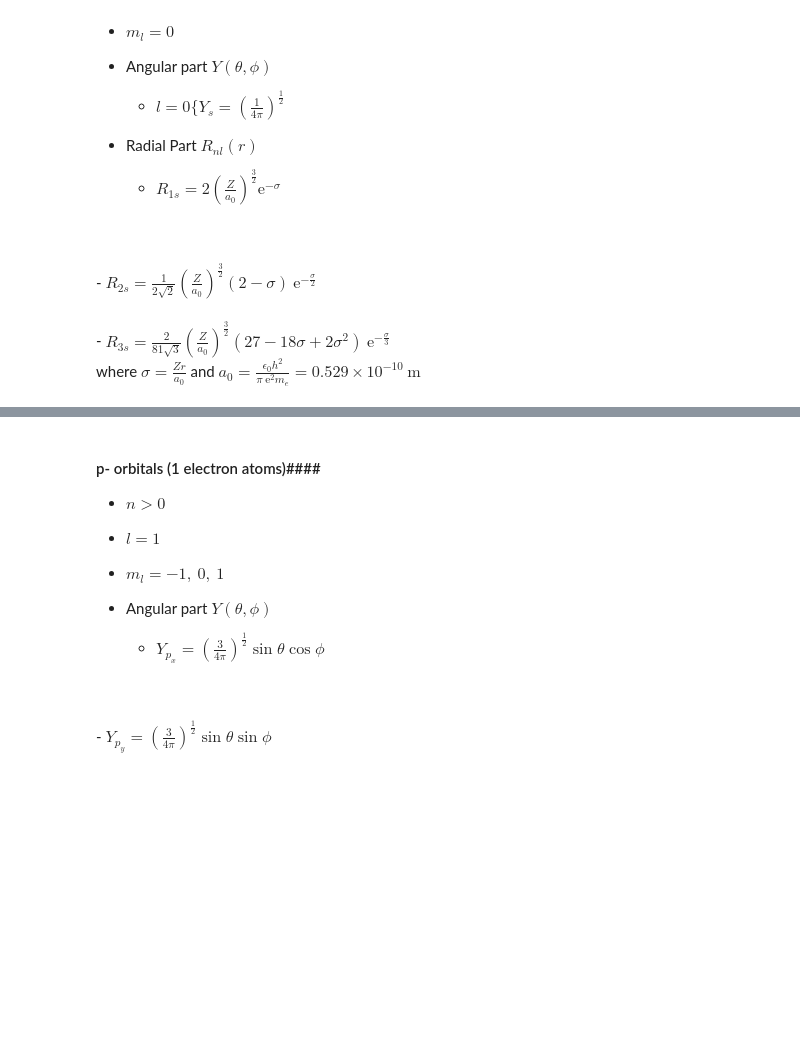
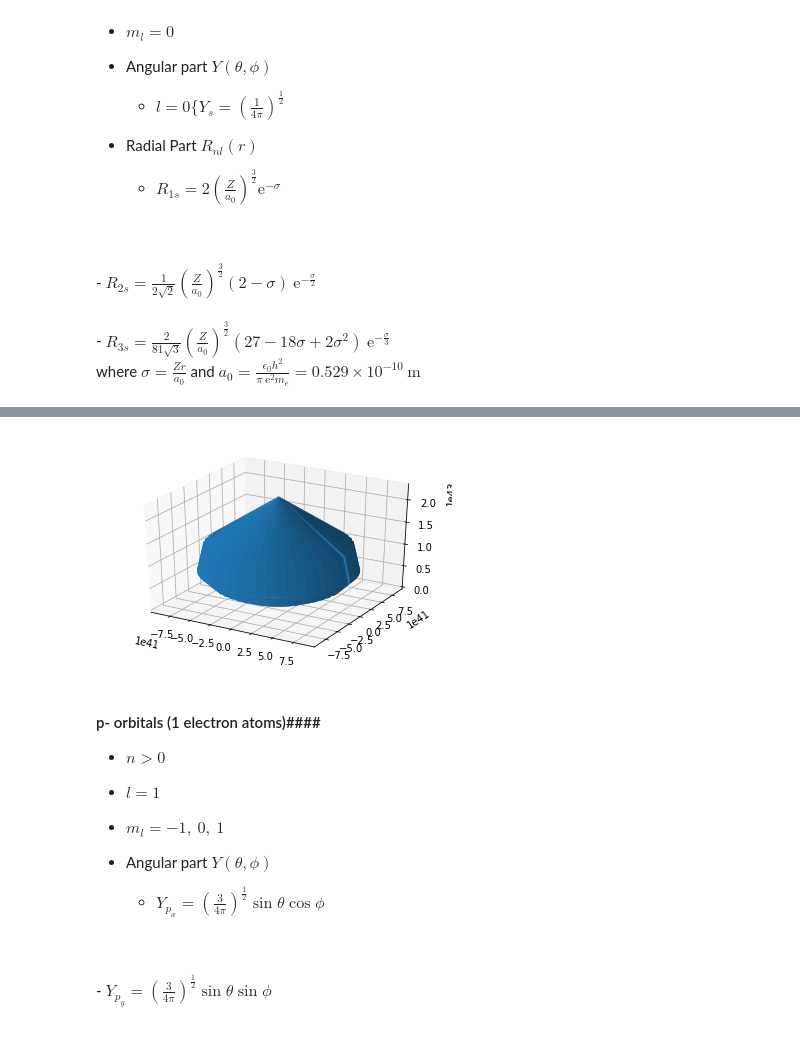
Before and after one commit to 09x09/le_notebooks, a Jupyter notebook: 10.011 Physical Chemistry.ipynb, the cells around one changed output, grey strips where cells are left out. Cells and saved outputs as stored; diff of their text form; code cells hidden in the pictures; blank space fills up the shorter version.

```diff
--- a/10.011 Physical Chemistry.ipynb
+++ b/10.011 Physical Chemistry.ipynb
@@ -277,3 +301,32 @@ where $\sigma = \frac{Zr}{a_0}$ and $a_{0} = \frac{\epsilon_{0}h^2}{\pi \ \mathr
+# %%
+import matplotlib.pyplot as plt
+from mpl_toolkits.mplot3d import Axes3D
+
+import numpy as np
+
+a = 0.529*10**(-10)
+
+#def r, theta, phi
+r = np.linspace(-15*a, 15*a, 100)
+t = np.linspace(0,2*np.pi, 100)
+p = np.linspace(0,2*np.pi,100)
+
+t1,p1 = np.meshgrid(t,p)
+
+s = r/a
+
+fig = plt.figure()
+ax = fig.gca(projection='3d')
+
+x = ((1/np.sqrt(np.pi))*(1/a)**(1.5)*np.exp(-s))**2*np.sin(t1)*np.cos(p1)
+y = ((1/np.sqrt(np.pi))*(1/a)**(1.5)*np.exp(-s))**2*np.sin(t1)*np.sin(p1)
+z = ((1/np.sqrt(np.pi))*(1/a)**(1.5)*np.exp(-s))**2*np.cos(t1)
+
+ax.plot_surface(x,y,z)
+
+plt.show()
+# %% [output]
+[figure, added]
 # %% [markdown]
 #### p- orbitals (1 electron atoms)####
 - $n > 0$
```
Also changed, not shown: parts of 2 cells of this notebook.
